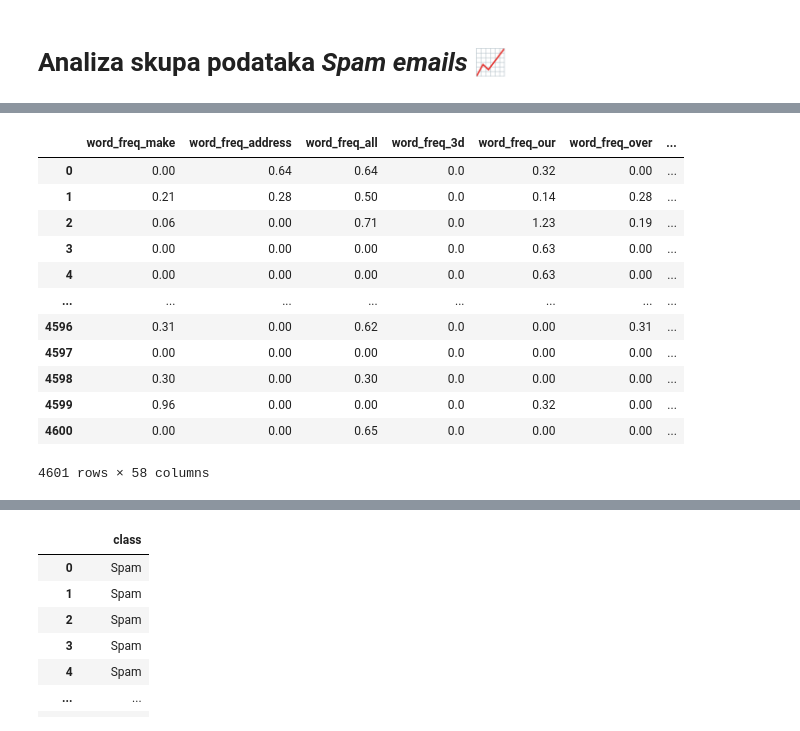
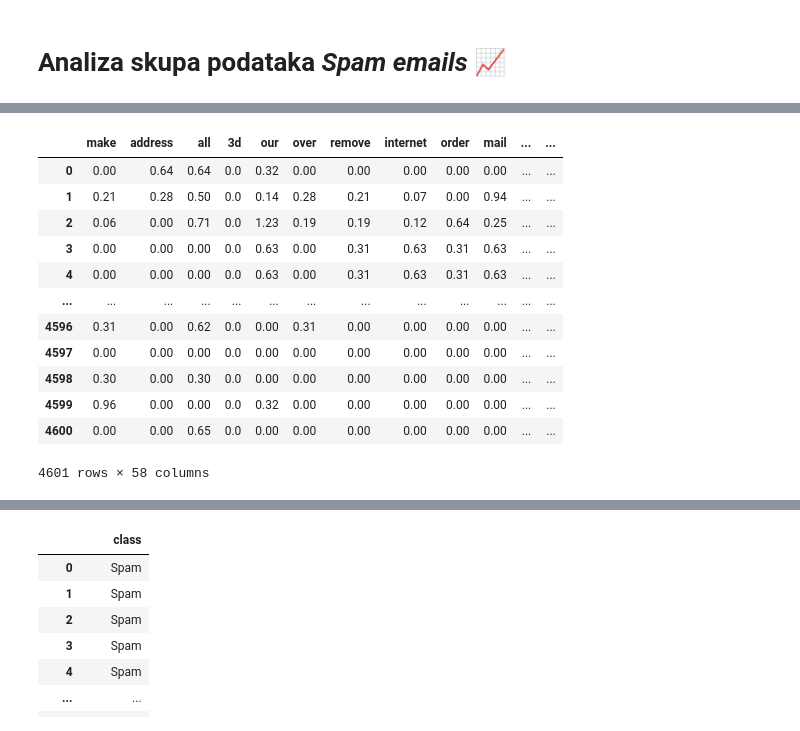
Before and after one commit to MATF-istrazivanje-podataka-1/2023_Data_Mining_Spam_emails_Dataset, a Jupyter notebook: data_analysis/data_analysis.ipynb, the cells around one changed output, grey strips where cells are left out. Cells and saved outputs as stored; diff of their text form; code cells hidden in the pictures.

```diff
--- a/data_analysis/data_analysis.ipynb
+++ b/data_analysis/data_analysis.ipynb
@@ -13 +11,41 @@ Ukratko o skupu:
 > Inicijalno je namenjen za potrebe binarne klasifikacije, odnosno detekcije da li mejl spada u neželjenu poštu ili ne.
+# %%
+# Pošto su informacije o podacima razdvojene u 2 fajla, za dohvatanje atributa koristi se funkcija za parsiranje
+# fajla spambase.names
+
+import os
+
+def parse_attributes(file_path):
+    try:
+        with open(file_path, 'r') as f:
+            lines = f.readlines()
+    except Exception as e:
+        print(e)
+
+    word_frequencies, chars_frequencies = [], []
+    words, chars = [], []
+
+    for line in lines[33 : 81]:
+        word_frequencies.append(line[0 : line.index(':')])
+        words.append(line[0 : line.index(':')][10:])
+
+    for line in lines[81 : 87]:
+        chars_frequencies.append(line[0 : line.index(':')])
+        chars.append(line[0 : line.index(':')][10:])
+
+    full_feature_names = word_frequencies + chars_frequencies
+    feature_names = words + chars
+
+    for line in lines[87 : ]:
+        full_feature_names.append(line[0 : line.index(':')])
+        feature_names.append(line[0 : line.index(':')])
+
+    feature_names += ['class']
+    full_feature_names += ['class']
+
+    return full_feature_names, feature_names
+# %%
+full_feature_names, feature_names = parse_attributes('../dataset/spambase.names')
+
+print('Atributi datog skupa: ')
+_ = list(map(lambda x: print(x), full_feature_names))
@@ -14,17 +80,17 @@ Ukratko o skupu:
 # %%
-data = pd.read_csv('../dataset/spambase.csv')
+data = pd.read_csv('../dataset/spambase.data', names= feature_names)
 data
 # %% [output]
-|  | word_freq_make | word_freq_address | word_freq_all | word_freq_3d | word_freq_our | word_freq_over | ... |
-| 0 | 0.00 | 0.64 | 0.64 | 0.0 | 0.32 | 0.00 | ... |
-| 1 | 0.21 | 0.28 | 0.50 | 0.0 | 0.14 | 0.28 | ... |
-| 2 | 0.06 | 0.00 | 0.71 | 0.0 | 1.23 | 0.19 | ... |
-| 3 | 0.00 | 0.00 | 0.00 | 0.0 | 0.63 | 0.00 | ... |
-| 4 | 0.00 | 0.00 | 0.00 | 0.0 | 0.63 | 0.00 | ... |
-| ... | ... | ... | ... | ... | ... | ... | ... |
-| 4596 | 0.31 | 0.00 | 0.62 | 0.0 | 0.00 | 0.31 | ... |
-| 4597 | 0.00 | 0.00 | 0.00 | 0.0 | 0.00 | 0.00 | ... |
-| 4598 | 0.30 | 0.00 | 0.30 | 0.0 | 0.00 | 0.00 | ... |
-| 4599 | 0.96 | 0.00 | 0.00 | 0.0 | 0.32 | 0.00 | ... |
-| 4600 | 0.00 | 0.00 | 0.65 | 0.0 | 0.00 | 0.00 | ... |
+|  | make | address | all | 3d | our | over | remove | internet | order | mail | ... | ... |
+| 0 | 0.00 | 0.64 | 0.64 | 0.0 | 0.32 | 0.00 | 0.00 | 0.00 | 0.00 | 0.00 | ... | ... |
+| 1 | 0.21 | 0.28 | 0.50 | 0.0 | 0.14 | 0.28 | 0.21 | 0.07 | 0.00 | 0.94 | ... | ... |
+| 2 | 0.06 | 0.00 | 0.71 | 0.0 | 1.23 | 0.19 | 0.19 | 0.12 | 0.64 | 0.25 | ... | ... |
+| 3 | 0.00 | 0.00 | 0.00 | 0.0 | 0.63 | 0.00 | 0.31 | 0.63 | 0.31 | 0.63 | ... | ... |
+| 4 | 0.00 | 0.00 | 0.00 | 0.0 | 0.63 | 0.00 | 0.31 | 0.63 | 0.31 | 0.63 | ... | ... |
+| ... | ... | ... | ... | ... | ... | ... | ... | ... | ... | ... | ... | ... |
+| 4596 | 0.31 | 0.00 | 0.62 | 0.0 | 0.00 | 0.31 | 0.00 | 0.00 | 0.00 | 0.00 | ... | ... |
+| 4597 | 0.00 | 0.00 | 0.00 | 0.0 | 0.00 | 0.00 | 0.00 | 0.00 | 0.00 | 0.00 | ... | ... |
+| 4598 | 0.30 | 0.00 | 0.30 | 0.0 | 0.00 | 0.00 | 0.00 | 0.00 | 0.00 | 0.00 | ... | ... |
+| 4599 | 0.96 | 0.00 | 0.00 | 0.0 | 0.32 | 0.00 | 0.00 | 0.00 | 0.00 | 0.00 | ... | ... |
+| 4600 | 0.00 | 0.00 | 0.65 | 0.0 | 0.00 | 0.00 | 0.00 | 0.00 | 0.00 | 0.00 | ... | ... |
 4601 rows × 58 columns
```
Also changed, not shown: parts of 25 cells of this notebook, 4 other files.
